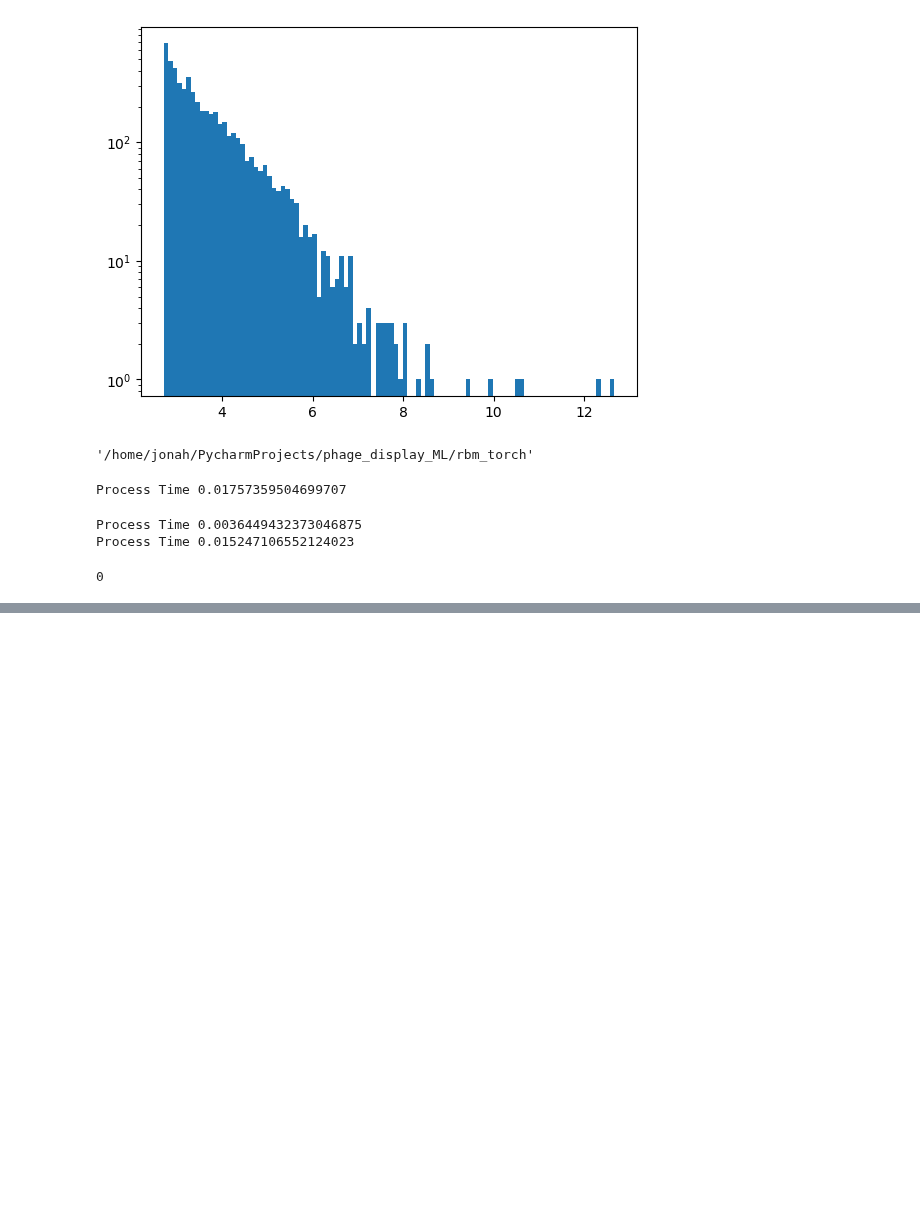
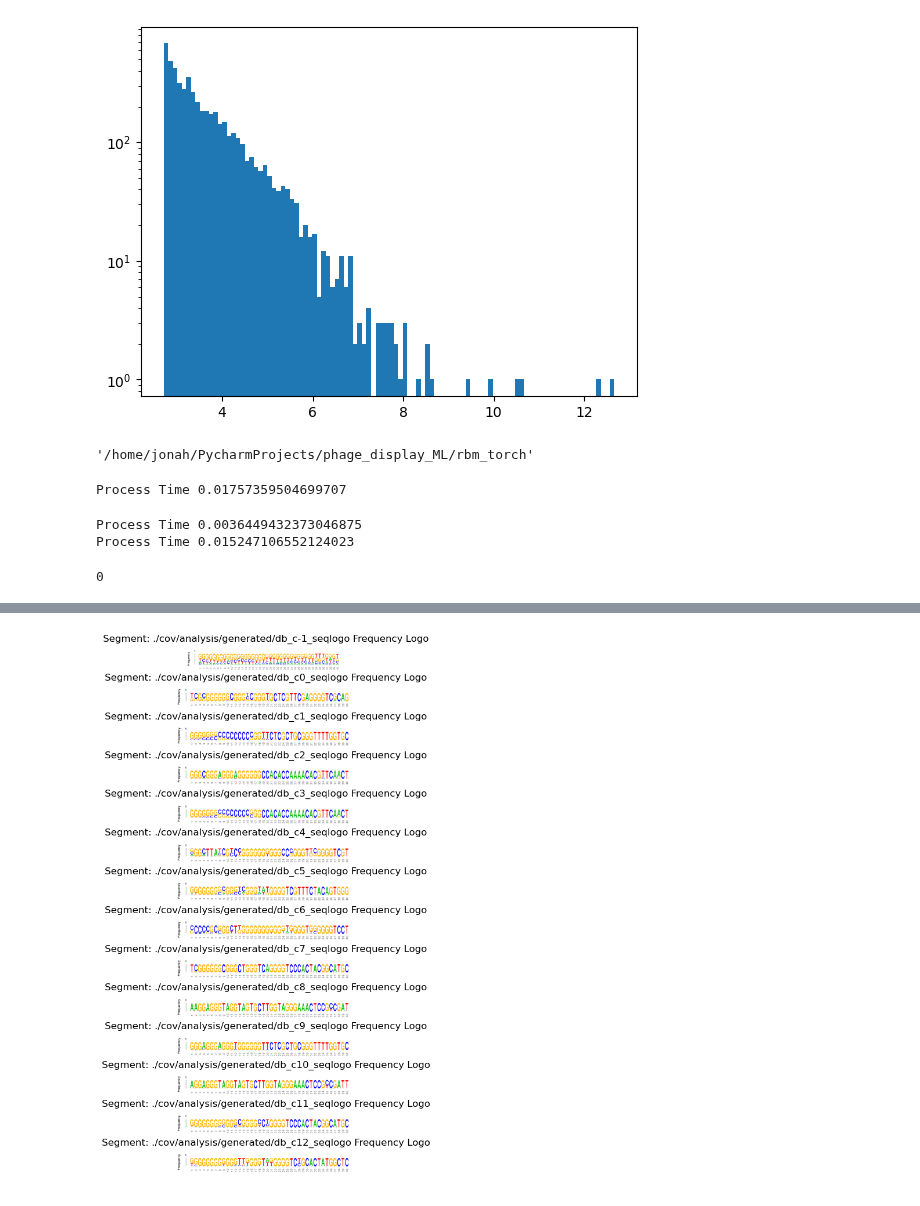
Before and after one commit to Jonahowns/phage_display_ML, a Jupyter notebook: datasets/cov_dataset_prep_example.ipynb, the cells around one changed output, grey strips where cells are left out. Cells and saved outputs as stored; diff of their text form; code cells hidden in the pictures; blank space fills up the shorter version.

```diff
--- a/datasets/cov_dataset_prep_example.ipynb
+++ b/datasets/cov_dataset_prep_example.ipynb
@@ -536,0 +564,6 @@ sp.call(f"python submit.py -d cov -r m1c -p wzhengpu1 -q wildfire -m crbm -e 200
+# %%
+# Estimating off the above graph, we are going to run dbscan at an eps of 0.07 ish
+# We are going to choose a minimum samples parameter of 82 as that is double the dimension of our input vectors.
+# The above is based off this tutorial: https://medium.com/@tarammullin/dbscan-parameter-estimation-ff8330e3a3bd
+
+m1_labels = cm.cluster_seqs(cat, min_samples=82, eps=0.07)
@@ -536,0 +587,25 @@ sp.call(f"python submit.py -d cov -r m1c -p wzhengpu1 -q wildfire -m crbm -e 200
+# %%
+import pandas as pd
+# import rbm_torch.analysis.analysis_methods as am
+m1_df = pd.DataFrame({"sequence": seqs, "copy_num": affs, "label": m1_labels})
+
+paths = []
+cluster_id = [-1]
+cluster_id += [i for i in range(13)]
+for clust in cluster_id:
+    paths.append(am.seq_logo(m1_df[m1_df["label"] == clust], f"db_c{clust}_seqlogo", weight=False, outdir="./cov/analysis/generated/"))
+
+import matplotlib.pyplot as plt
+import matplotlib.image as mpimg
+fig, axs = plt.subplots(len(cluster_id), 1)
+fig.set_size_inches(15, 12)
+
+for rid, r in enumerate(paths):
+    img1 = mpimg.imread(f"{r}.freq.png")
+    axs[rid].imshow(img1)
+    axs[rid].axis("off")
+    axs[rid].set_title(f"Segment: {r} Frequency Logo")
+
+plt.show()
+# %% [output]
+[figure, added]
```
Also changed, not shown: parts of 8 cells of this notebook, 6 other files.
